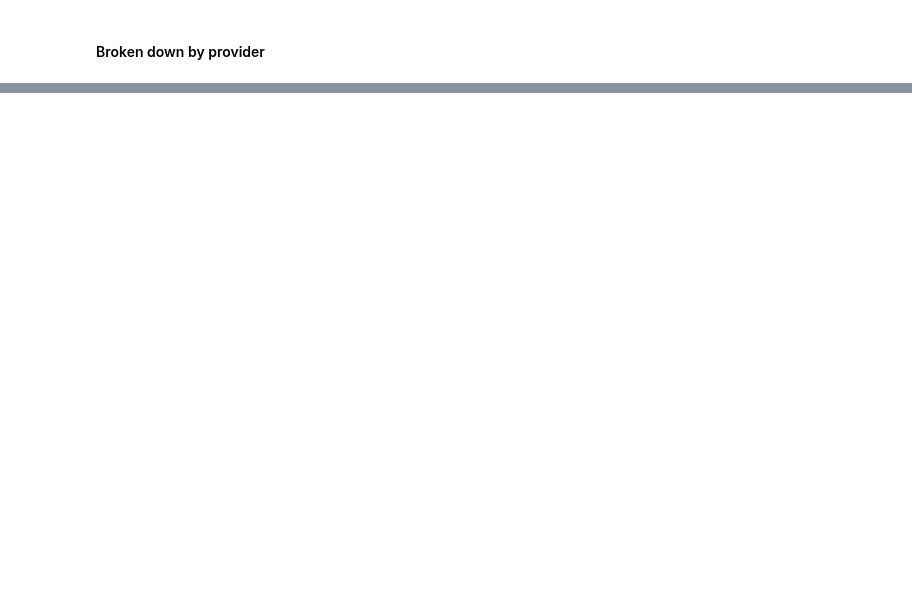
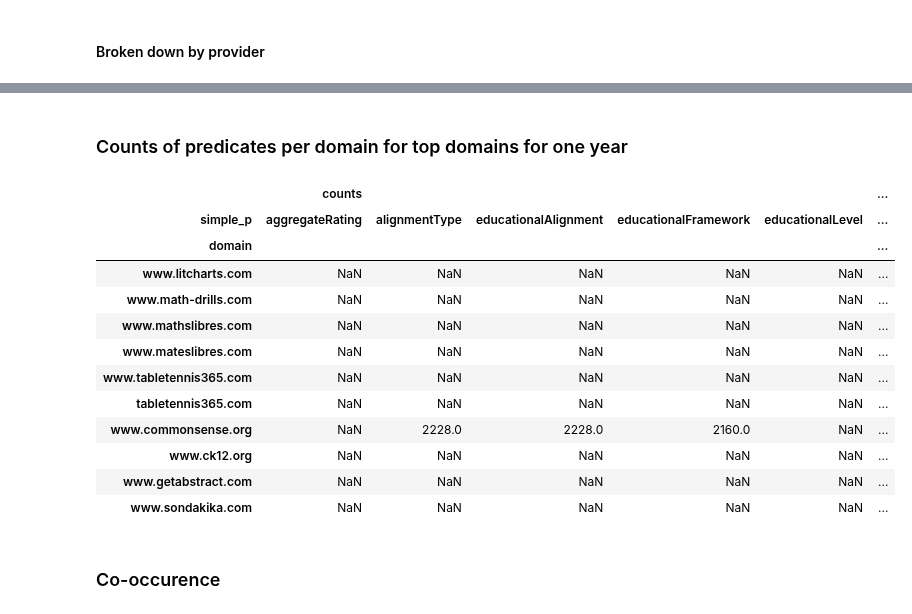
Before and after one commit to rxvl-d/lrmi-crawler, a Jupyter notebook: notebooks/01-explore-results.ipynb, the cells around one changed output, grey strips where cells are left out. Saved outputs shown, nothing was run; the diff lists cells and outputs as text; code cells hidden in the pictures; blank space fills up the shorter version.

```diff
--- a/notebooks/01-explore-results.ipynb
+++ b/notebooks/01-explore-results.ipynb
@@ -125,0 +116,27 @@ top
+# %% [markdown]
+### Counts of predicates per domain for top domains for one year
+# %%
+counts_per_domain_predicate = df[df.year == '2019'].groupby(['domain', 'simple_p']).s.count()\
+    .rename('counts')\
+    .reset_index()\
+    .pivot_table(index='domain', columns='simple_p')
+
+counts_per_domain_predicate['totals'] = counts_per_domain_predicate.sum(axis=1)
+counts_per_domain_predicate = counts_per_domain_predicate.sort_values(by='totals', ascending=False)
+counts_per_domain_predicate.iloc[:10]
+# %% [output]
+|  | counts |  |  |  |  | ... |
+| simple_p | aggregateRating | alignmentType | educationalAlignment | educationalFramework | educationalLevel | ... |
+| domain |  |  |  |  |  | ... |
+| www.litcharts.com | NaN | NaN | NaN | NaN | NaN | ... |
+| www.math-drills.com | NaN | NaN | NaN | NaN | NaN | ... |
+| www.mathslibres.com | NaN | NaN | NaN | NaN | NaN | ... |
+| www.mateslibres.com | NaN | NaN | NaN | NaN | NaN | ... |
+| www.tabletennis365.com | NaN | NaN | NaN | NaN | NaN | ... |
+| tabletennis365.com | NaN | NaN | NaN | NaN | NaN | ... |
+| www.commonsense.org | NaN | 2228.0 | 2228.0 | 2160.0 | NaN | ... |
+| www.ck12.org | NaN | NaN | NaN | NaN | NaN | ... |
+| www.getabstract.com | NaN | NaN | NaN | NaN | NaN | ... |
+| www.sondakika.com | NaN | NaN | NaN | NaN | NaN | ... |
+# %% [markdown]
+### Co-occurence
```
Also changed, not shown: parts of 32 cells of this notebook, 6 other files.
